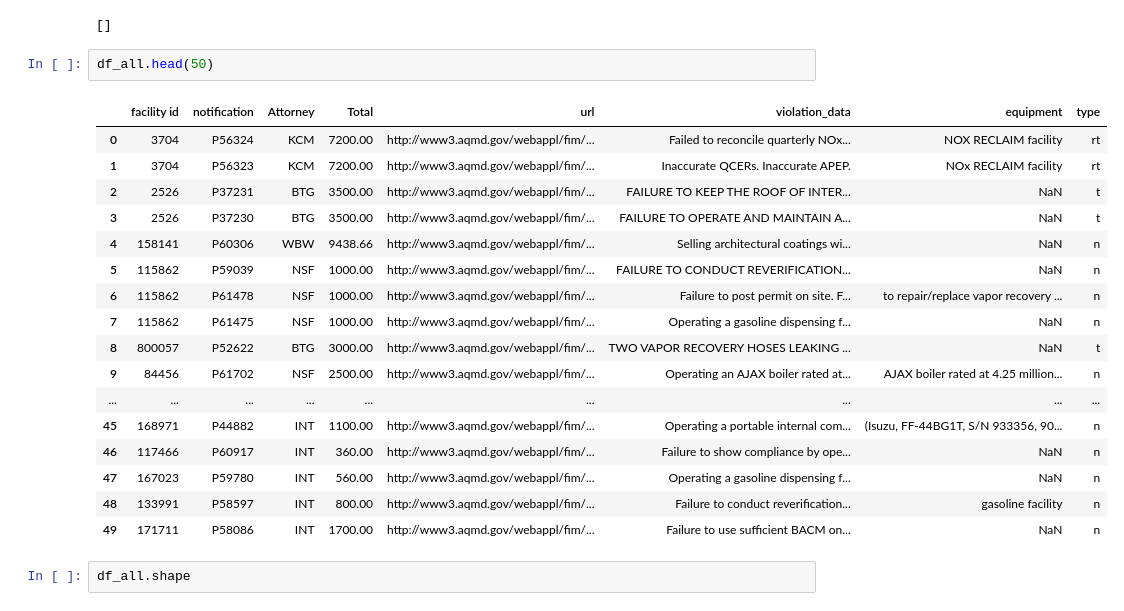
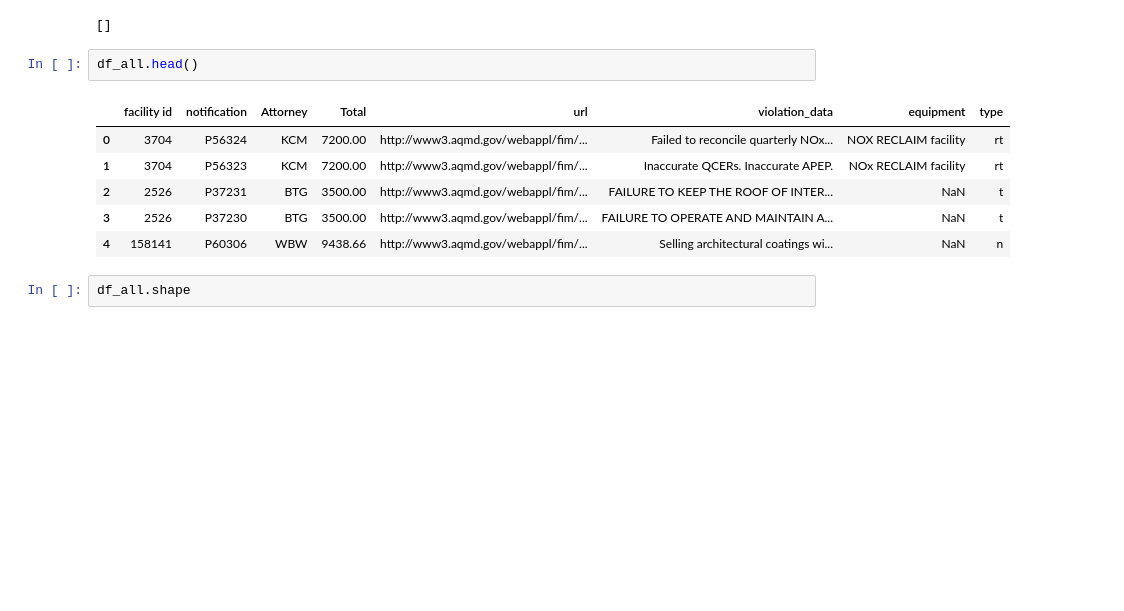
Before and after one commit to grantaguinaldo/AQMD_violation_classification, a Jupyter notebook: aqmd_violations_kmeans_cluster.ipynb, the cells around one changed output. Cells and saved outputs as stored; diff of their text form; blank space fills up the shorter version.

```diff
--- a/aqmd_violations_kmeans_cluster.ipynb
+++ b/aqmd_violations_kmeans_cluster.ipynb
@@ -332,25 +333,14 @@ index_row
 # %% [output]
 []
 # %%
-df_all.head(50)
+df_all.head()
 # %% [output]
 |  | facility id | notification | Attorney | Total | url | violation_data | equipment | type |
 | 0 | 3704 | P56324 | KCM | 7200.00 | http://www3.aqmd.gov/webappl/fim/... | Failed to reconcile quarterly NOx... | NOX RECLAIM facility | rt |
 | 1 | 3704 | P56323 | KCM | 7200.00 | http://www3.aqmd.gov/webappl/fim/... | Inaccurate QCERs. Inaccurate APEP. | NOx RECLAIM facility | rt |
 | 2 | 2526 | P37231 | BTG | 3500.00 | http://www3.aqmd.gov/webappl/fim/... | FAILURE TO KEEP THE ROOF OF INTER... | NaN | t |
 | 3 | 2526 | P37230 | BTG | 3500.00 | http://www3.aqmd.gov/webappl/fim/... | FAILURE TO OPERATE AND MAINTAIN A... | NaN | t |
 | 4 | 158141 | P60306 | WBW | 9438.66 | http://www3.aqmd.gov/webappl/fim/... | Selling architectural coatings wi... | NaN | n |
-| 5 | 115862 | P59039 | NSF | 1000.00 | http://www3.aqmd.gov/webappl/fim/... | FAILURE TO CONDUCT REVERIFICATION... | NaN | n |
-| 6 | 115862 | P61478 | NSF | 1000.00 | http://www3.aqmd.gov/webappl/fim/... | Failure to post permit on site. F... | to repair/replace vapor recovery ... | n |
-| 7 | 115862 | P61475 | NSF | 1000.00 | http://www3.aqmd.gov/webappl/fim/... | Operating a gasoline dispensing f... | NaN | n |
-| 8 | 800057 | P52622 | BTG | 3000.00 | http://www3.aqmd.gov/webappl/fim/... | TWO VAPOR RECOVERY HOSES LEAKING ... | NaN | t |
-| 9 | 84456 | P61702 | NSF | 2500.00 | http://www3.aqmd.gov/webappl/fim/... | Operating an AJAX boiler rated at... | AJAX boiler rated at 4.25 million... | n |
-| ... | ... | ... | ... | ... | ... | ... | ... | ... |
-| 45 | 168971 | P44882 | INT | 1100.00 | http://www3.aqmd.gov/webappl/fim/... | Operating a portable internal com... | (Isuzu, FF-44BG1T, S/N 933356, 90... | n |
-| 46 | 117466 | P60917 | INT | 360.00 | http://www3.aqmd.gov/webappl/fim/... | Failure to show compliance by ope... | NaN | n |
-| 47 | 167023 | P59780 | INT | 560.00 | http://www3.aqmd.gov/webappl/fim/... | Operating a gasoline dispensing f... | NaN | n |
-| 48 | 133991 | P58597 | INT | 800.00 | http://www3.aqmd.gov/webappl/fim/... | Failure to conduct reverification... | gasoline facility | n |
-| 49 | 171711 | P58086 | INT | 1700.00 | http://www3.aqmd.gov/webappl/fim/... | Failure to use sufficient BACM on... | NaN | n |
 # %%
 df_all.shape
 # %% [output]
```
Also changed, not shown: parts of 83 cells of this notebook.
